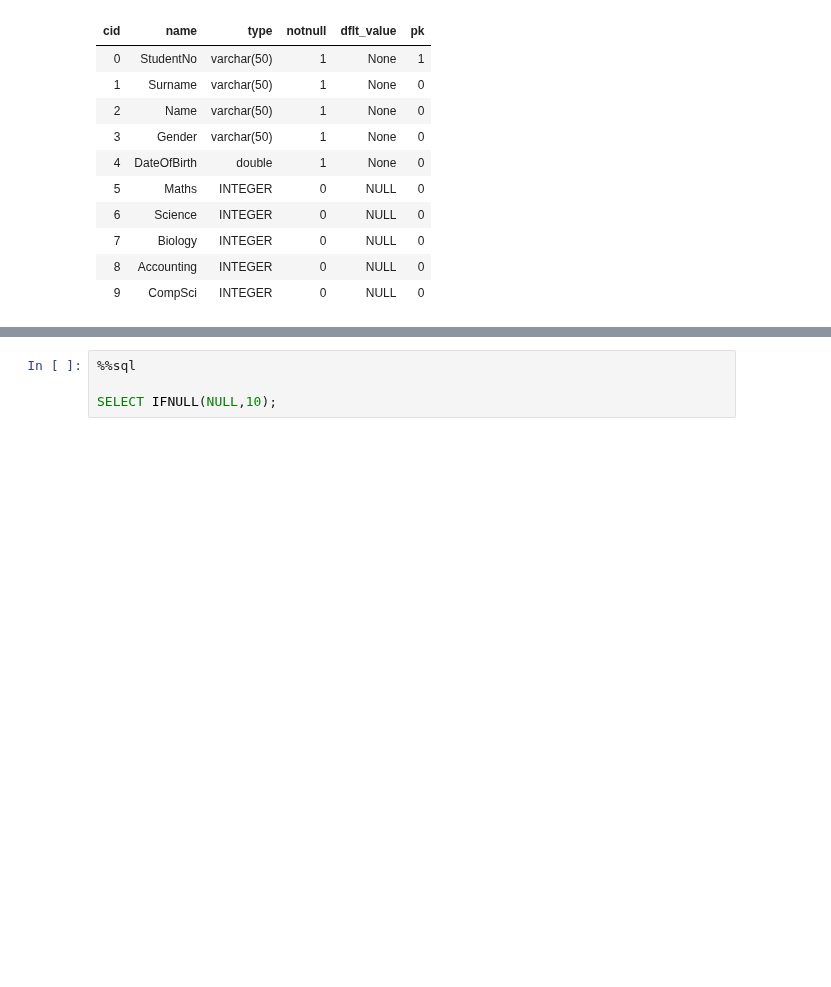
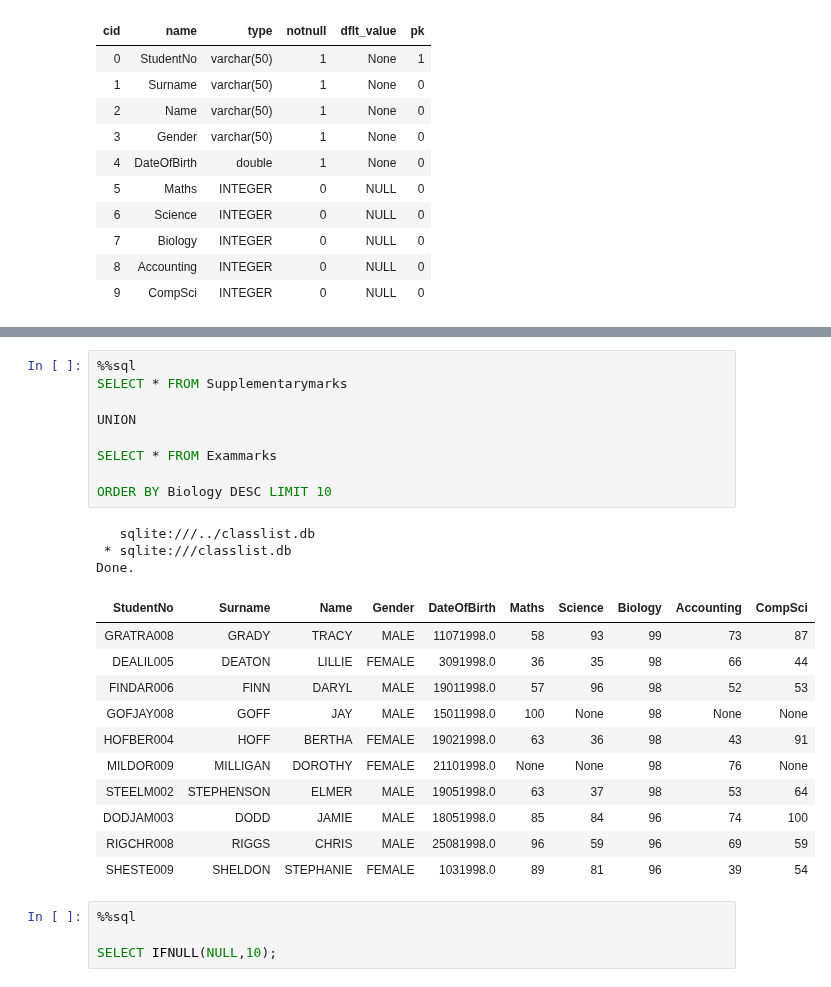
Before and after one commit to YvesMatanga/freemium_datascience, a Jupyter notebook: sql/mcq/Set_Theory_student_solution.ipynb, the cells around one changed output, grey strips where cells are left out. Cells and saved outputs as stored; diff of their text form; blank space fills up the shorter version.

```diff
--- a/sql/mcq/Set_Theory_student_solution.ipynb
+++ b/sql/mcq/Set_Theory_student_solution.ipynb
@@ -148,3 +165,27 @@ Done.
+# %%
+%%sql
+SELECT * FROM Supplementarymarks
+
+UNION
+
+SELECT * FROM Exammarks
+
+ORDER BY Biology DESC LIMIT 10
+# %% [output]
+   sqlite:///../classlist.db
+ * sqlite:///classlist.db
+Done.
+| StudentNo | Surname | Name | Gender | DateOfBirth | Maths | Science | Biology | Accounting | CompSci |
+| GRATRA008 | GRADY | TRACY | MALE | 11071998.0 | 58 | 93 | 99 | 73 | 87 |
+| DEALIL005 | DEATON | LILLIE | FEMALE | 3091998.0 | 36 | 35 | 98 | 66 | 44 |
+| FINDAR006 | FINN | DARYL | MALE | 19011998.0 | 57 | 96 | 98 | 52 | 53 |
+| GOFJAY008 | GOFF | JAY | MALE | 15011998.0 | 100 | None | 98 | None | None |
+| HOFBER004 | HOFF | BERTHA | FEMALE | 19021998.0 | 63 | 36 | 98 | 43 | 91 |
+| MILDOR009 | MILLIGAN | DOROTHY | FEMALE | 21101998.0 | None | None | 98 | 76 | None |
+| STEELM002 | STEPHENSON | ELMER | MALE | 19051998.0 | 63 | 37 | 98 | 53 | 64 |
+| DODJAM003 | DODD | JAMIE | MALE | 18051998.0 | 85 | 84 | 96 | 74 | 100 |
+| RIGCHR008 | RIGGS | CHRIS | MALE | 25081998.0 | 96 | 59 | 96 | 69 | 59 |
+| SHESTE009 | SHELDON | STEPHANIE | FEMALE | 1031998.0 | 89 | 81 | 96 | 39 | 54 |
 # %%
 %%sql
 
```
Also changed, not shown: parts of 8 cells of this notebook, 16 other files.
